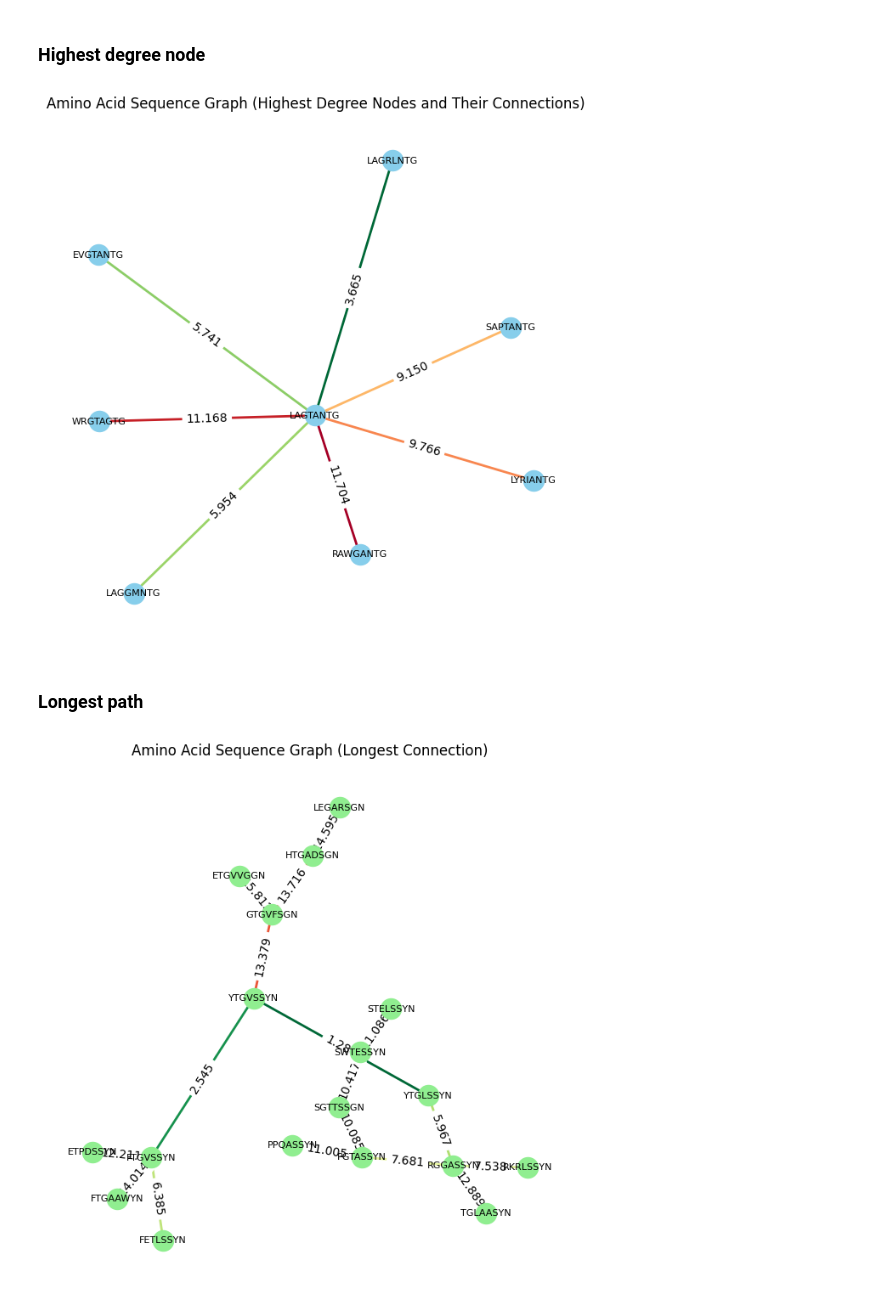
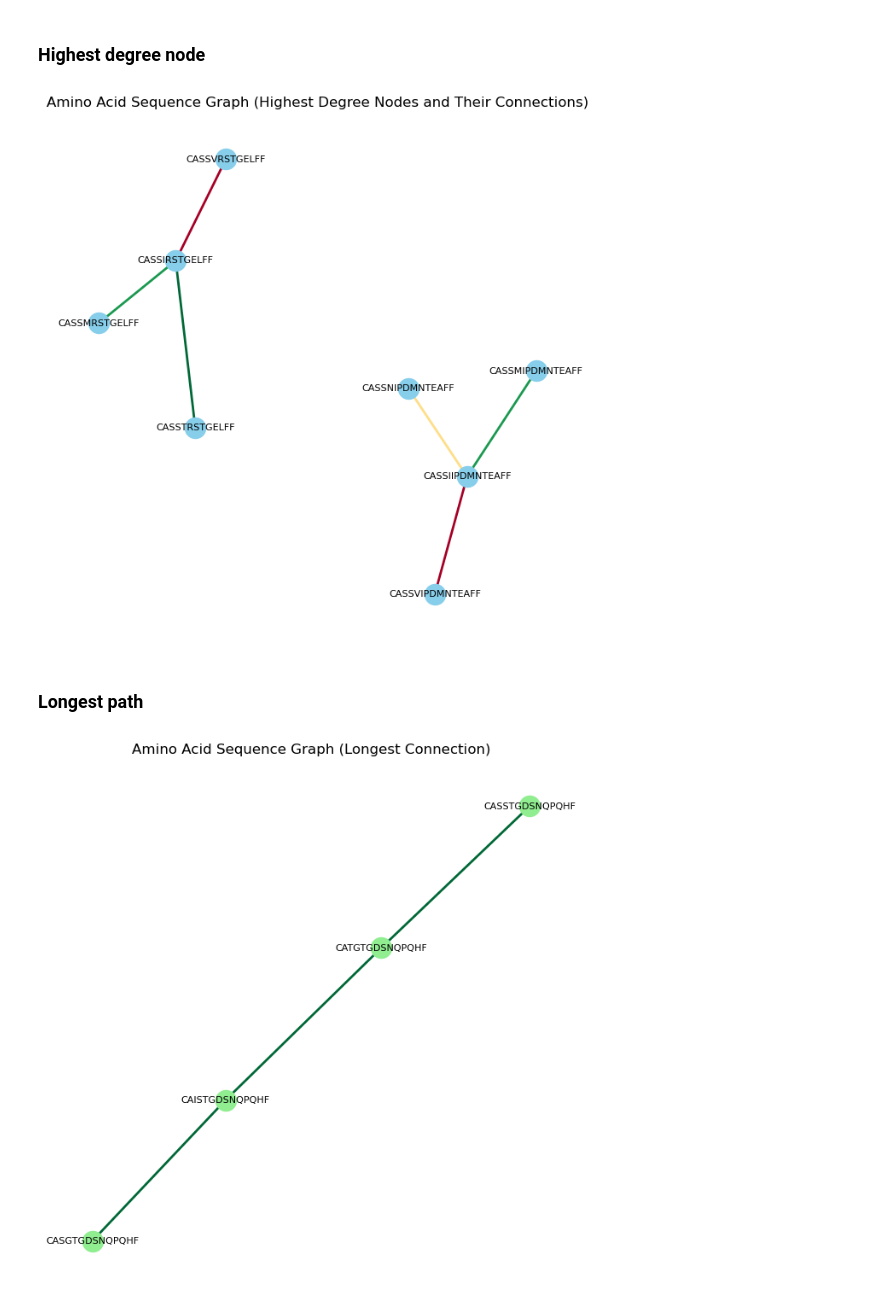
Before and after one commit to chenbis/sol_lab, a Jupyter notebook: graph_create.ipynb, the cells around one changed output. Cells and saved outputs as stored; diff of their text form; code cells hidden in the pictures.

Commit message:
uploading after a long time

```diff
--- a/graph_create.ipynb
+++ b/graph_create.ipynb
@@ -13,12 +13,12 @@ import matplotlib.colors as mcolors
 # with open("./output_files/compare/Melan.A/leve.json") as json_file:
 #     couples_by_lev = json.load(json_file)
 
-with open("./output_files/tests/cdr3_amino_acid/test.json") as json_file:
+with open("./output_files/tests/cdr3/test_full.json") as json_file:
     couples = json.load(json_file)
 
 # couples = couples_by_che
 # %%
-max_neig = 2
+max_neig = 1
 # Create a graph
 G = nx.Graph()
 
@@ -88,46 +86,46 @@ nx.draw_networkx_nodes(H, pos, node_size=300, node_color='skyblue')
 nx.draw_networkx_edges(H, pos, edge_color=edge_colors, width=2)
 nx.draw_networkx_labels(H, pos, font_size=8)
 
-# Draw edge labels with three numbers after the decimal point
-edge_labels = {(u, v): f"{d['weight']:.3f}" for u, v, d in H.edges(data=True)}
-nx.draw_networkx_edge_labels(H, pos, edge_labels=edge_labels, font_color='black')
+# # Draw edge labels with three numbers after the decimal point
+# edge_labels = {(u, v): f"{d['weight']:.3f}" for u, v, d in H.edges(data=True)}
+# nx.draw_networkx_edge_labels(H, pos, edge_labels=edge_labels, font_color='black')
 
 plt.title('Amino Acid Sequence Graph (Highest Degree Nodes and Their Connections)')
 plt.axis('off')  # Turn off axis
 plt.savefig('degree.png')
 plt.show()
 # %% [output]
-[figure, old version]
+[figure, new version]
 # %% [markdown]
 ### Longest path
 # %%
 # Find the longest path in the graph
 longest_path = max(nx.all_pairs_shortest_path_length(G), key=lambda x: max(x[1].values()))
 
 # Extract nodes involved in the longest path
 longest_path_nodes = longest_path[1].keys()
 
 # Create a subgraph with nodes involved in the longest path
 H = G.subgraph(longest_path_nodes)
 
 edge_colors = get_edges_colors(H)
 
 
 # Visualize the graph
 plt.figure(figsize=(8, 8))
 pos = nx.spring_layout(H, k=0.3, iterations=20)
 nx.draw_networkx_nodes(H, pos, node_size=300, node_color='lightgreen')
 nx.draw_networkx_edges(H, pos, edge_color=edge_colors, width=2)
 nx.draw_networkx_labels(H, pos, font_size=8)
 
-# Draw edge labels with three numbers after the decimal point
-edge_labels = {(u, v): f"{d['weight']:.3f}" for u, v, d in H.edges(data=True)}
-nx.draw_networkx_edge_labels(H, pos, edge_labels=edge_labels, font_color='black')
+# # Draw edge labels with three numbers after the decimal point
+# edge_labels = {(u, v): f"{d['weight']:.3f}" for u, v, d in H.edges(data=True)}
+# nx.draw_networkx_edge_labels(H, pos, edge_labels=edge_labels, font_color='black')
 
 
 plt.title('Amino Acid Sequence Graph (Longest Connection)')
 plt.axis('off')  # Turn off axis
 plt.savefig('longest_path.png')
 plt.show()
 # %% [output]
-[figure, old version]
+[figure, new version]
```
Also changed, not shown: parts of 11 cells of this notebook, 23 other files.
